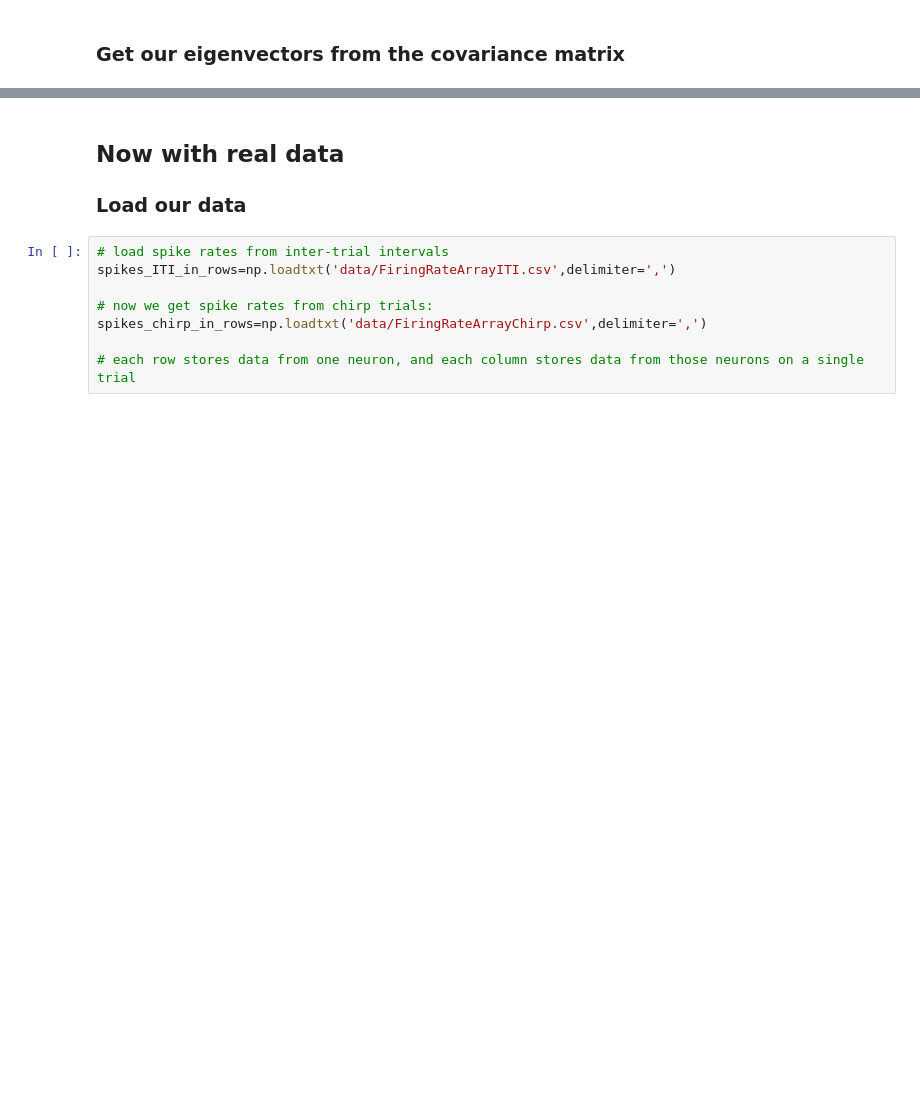
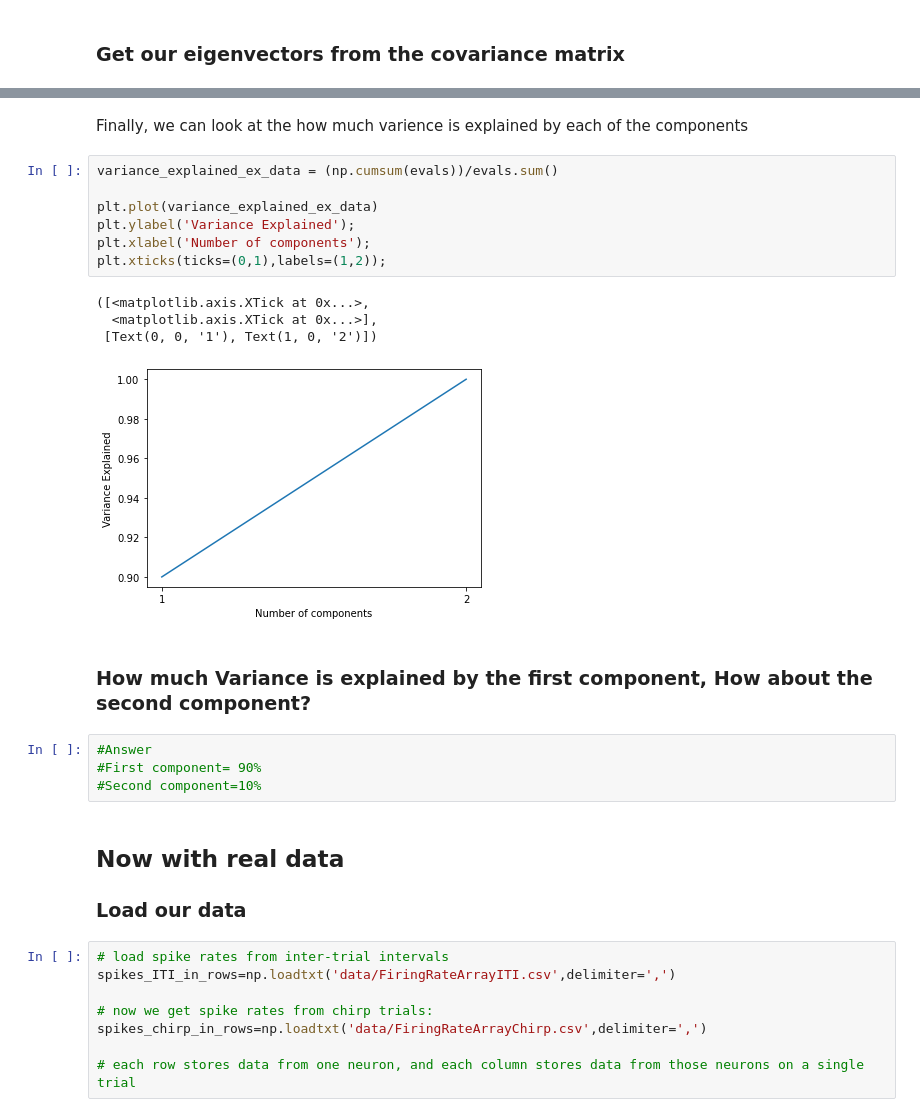
Before and after one commit to svdavid/NEUS642, a Jupyter notebook: notebooks/week7_02-15_PCA/week7_PCA_base.ipynb, the cells around one changed output, grey strips where cells are left out. Drawn from its saved outputs; the diff is of its cells as text; blank space fills up the shorter version.

```diff
--- a/notebooks/week7_02-15_PCA/week7_PCA_base.ipynb
+++ b/notebooks/week7_02-15_PCA/week7_PCA_base.ipynb
@@ -657,3 +581,23 @@ interactive(children=(FloatSlider(value=0.8, description='corr_coef', max=1.0, m
+# %% [markdown]
+Finally, we can look at the how much varience is explained by each of the components
+# %%
+variance_explained_ex_data = (np.cumsum(evals))/evals.sum()
+
+plt.plot(variance_explained_ex_data)
+plt.ylabel('Variance Explained');
+plt.xlabel('Number of components');
+plt.xticks(ticks=(0,1),labels=(1,2));
+# %% [output]
+([<matplotlib.axis.XTick at 0x...>,
+  <matplotlib.axis.XTick at 0x...>],
+ [Text(0, 0, '1'), Text(1, 0, '2')])
+[figure, added]
+# %% [markdown]
+### How much Variance is explained by the first component, How about the second component?
+# %%
+#Answer
+#First component= 90%
+#Second component=10%
 # %% [markdown]
 ## Now with real data
 ### Load our data
```
Also changed, not shown: parts of 47 cells of this notebook.
